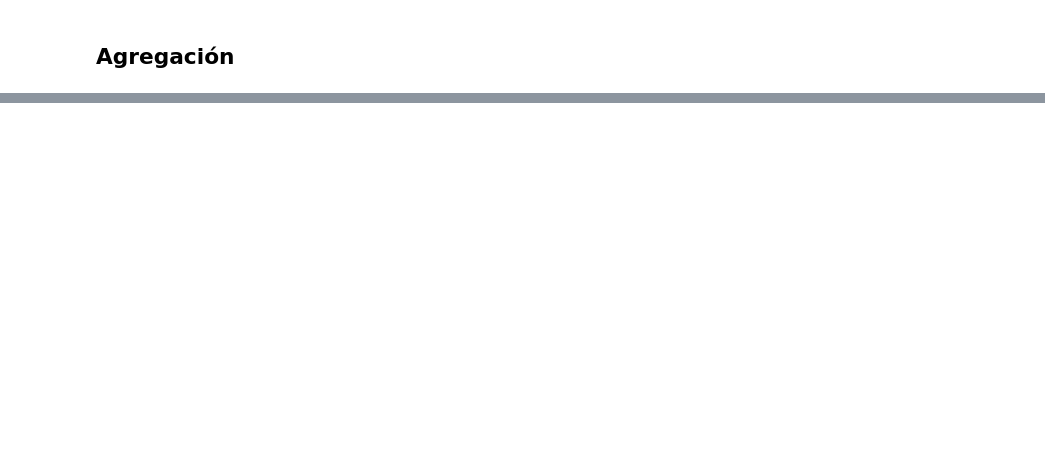
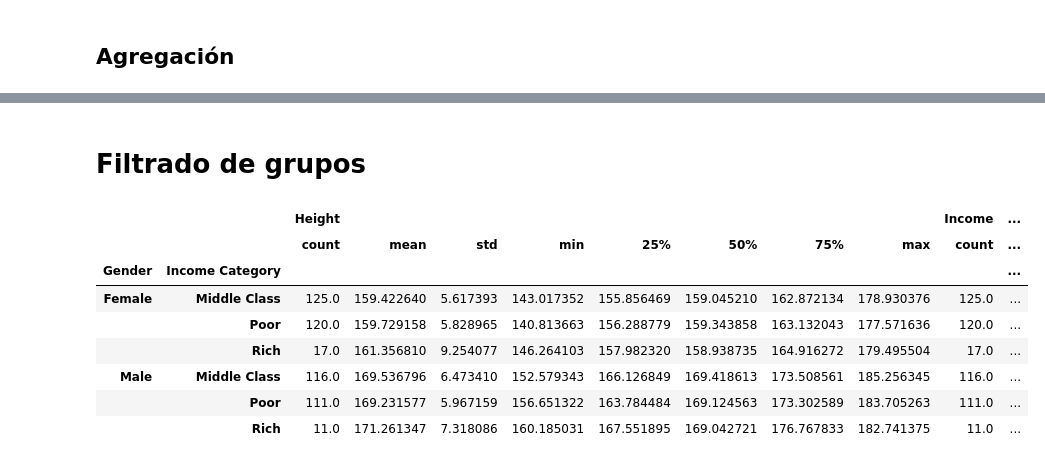
Before and after one commit to afoone/pruebas_ml_python, a Jupyter notebook: notebooks/mios/11. Dummy Datasets. Grupos.ipynb, the cells around one changed output, grey strips where cells are left out. Saved outputs shown, nothing was run; the diff lists cells and outputs as text; code cells hidden in the pictures; blank space fills up the shorter version.

```diff
--- a/notebooks/mios/11. Dummy Datasets. Grupos.ipynb
+++ b/notebooks/mios/11. Dummy Datasets. Grupos.ipynb
@@ -368,0 +374,14 @@ double_group.aggregate([np.sum, np.mean, np.std])
+# %% [markdown]
+# Filtrado de grupos
+# %%
+double_group.describe()
+# %% [output]
+|  |  | Height |  |  |  |  |  |  |  | Income | ... |
+|  |  | count | mean | std | min | 25% | 50% | 75% | max | count | ... |
+| Gender | Income Category |  |  |  |  |  |  |  |  |  | ... |
+| Female | Middle Class | 125.0 | 159.422640 | 5.617393 | 143.017352 | 155.856469 | 159.045210 | 162.872134 | 178.930376 | 125.0 | ... |
+|  | Poor | 120.0 | 159.729158 | 5.828965 | 140.813663 | 156.288779 | 159.343858 | 163.132043 | 177.571636 | 120.0 | ... |
+|  | Rich | 17.0 | 161.356810 | 9.254077 | 146.264103 | 157.982320 | 158.938735 | 164.916272 | 179.495504 | 17.0 | ... |
+| Male | Middle Class | 116.0 | 169.536796 | 6.473410 | 152.579343 | 166.126849 | 169.418613 | 173.508561 | 185.256345 | 116.0 | ... |
+|  | Poor | 111.0 | 169.231577 | 5.967159 | 156.651322 | 163.784484 | 169.124563 | 173.302589 | 183.705263 | 111.0 | ... |
+|  | Rich | 11.0 | 171.261347 | 7.318086 | 160.185031 | 167.551895 | 169.042721 | 176.767833 | 182.741375 | 11.0 | ... |
```
Also changed, not shown: parts of 37 cells of this notebook.
